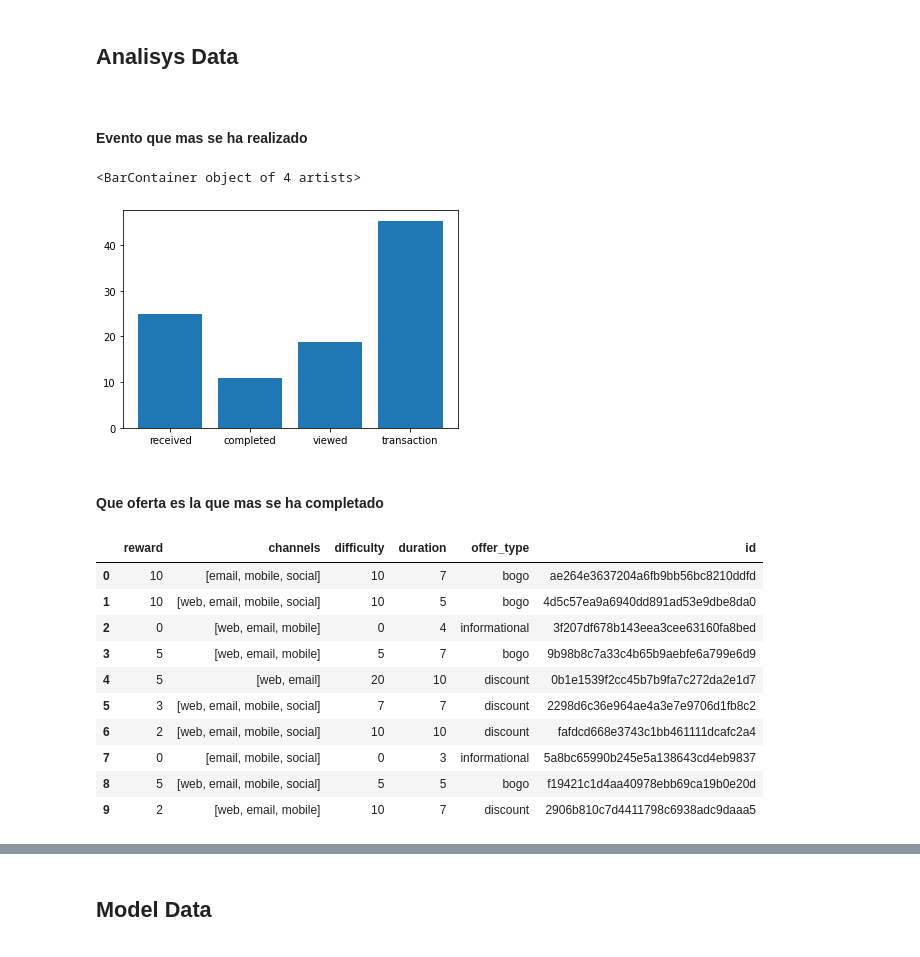
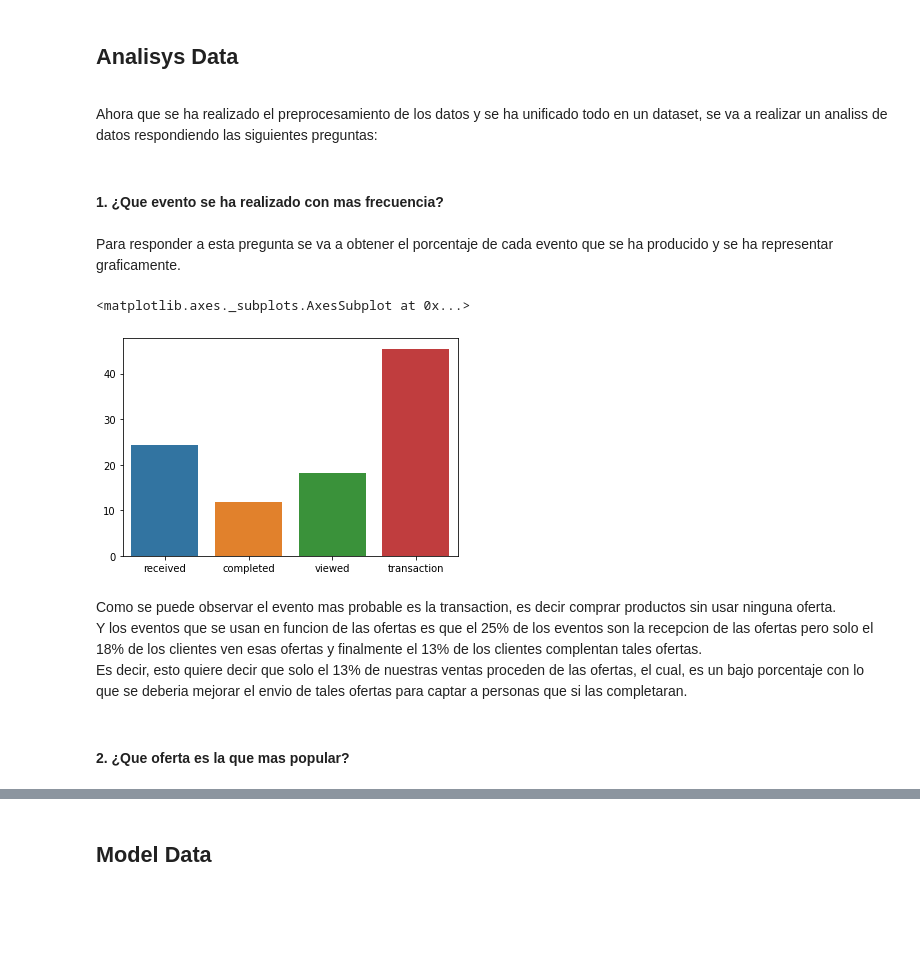
Before and after one commit to DaniMG95/Starbucks_Capstone, a Jupyter notebook: Starbucks_Capstone_notebook.ipynb, the cells around one changed output, grey strips where cells are left out. Drawn from its saved outputs; the diff is of its cells as text; code cells hidden in the pictures; blank space fills up the shorter version.

```diff
--- a/Starbucks_Capstone_notebook.ipynb
+++ b/Starbucks_Capstone_notebook.ipynb
@@ -280,0 +383,4 @@ set().union(*(d.keys() for d in pp))
+# %%
+profile['age']=pd.cut(profile['age'], bins=[0, 22, 60, 200],labels=['Young', 'Adult', 'Elderly'])
+profile['income']=pd.cut(profile['income'], bins=3,labels=['Low','Average','High'])
+profile
@@ -280,0 +417,9 @@ set().union(*(d.keys() for d in pp))
+# %%
+transcript_df=transcript[["event","person","offer","reward","amount"]].copy()
+profile_df=profile[["age","gender","id","income","days_inscription"]].copy()
+portfolio_df=portfolio[["id","offer_type","duration","difficulty"]].copy()
+# %%
+df=pd.merge(transcript_df,profile_df, left_on=['person'], right_on=['id'], how='left').dropna()
+df=pd.merge(df,portfolio_df, left_on=['offer'], right_on=['id'], how='left')
+df=df.drop(["person","offer","id_x","id_y"],axis=1)
+df.head()
@@ -281,34 +445,28 @@ set().union(*(d.keys() for d in pp))
 # %% [markdown]
 ## Analisys Data
 <a id="EDA"></a>
+# %% [markdown]
+Ahora que se ha realizado el preprocesamiento de los datos y se ha unificado todo en un dataset, se va a realizar un analiss de datos respondiendo las siguientes preguntas:
 # %% [markdown]
-#### Evento que mas se ha realizado
+#### 1. ¿Que evento se ha realizado con mas frecuencia?
+# %% [markdown]
+Para responder a esta pregunta se va a obtener el porcentaje de cada evento que se ha producido y se ha representar graficamente.
 # %%
-total=transcript.shape[0]
-porc_received=(transcript[transcript["event"]=="received"].shape[0]/total)*100
-porc_completed=(transcript[transcript["event"]=="completed"].shape[0]/total)*100
-porc_viewed=(transcript[transcript["event"]=="viewed"].shape[0]/total)*100
-porc_transaction=(transcript[transcript["event"]=="transaction"].shape[0]/total)*100
+total=df.shape[0]
+porc_received=(df[df["event"]=="received"].shape[0]/total)*100
+porc_completed=(df[df["event"]=="completed"].shape[0]/total)*100
+porc_viewed=(df[df["event"]=="viewed"].shape[0]/total)*100
+porc_transaction=(df[df["event"]=="transaction"].shape[0]/total)*100
 # %%
 x=["received","completed","viewed","transaction"]
 height=[porc_received,porc_completed,porc_viewed,porc_transaction]
-plt.bar(x, height)
+sns.barplot(x, height)
 # %% [output]
-<BarContainer object of 4 artists>
+<matplotlib.axes._subplots.AxesSubplot at 0x...>
-[figure, old version]
+[figure, new version]
+# %% [markdown]
+Como se puede observar el evento mas probable es la transaction, es decir comprar productos sin usar ninguna oferta.
+Y los eventos que se usan en funcion de las ofertas es que el 25% de los eventos son la recepcion de las ofertas pero solo el 18% de los clientes ven esas ofertas y finalmente el 13% de los clientes complentan tales ofertas.
+Es decir, esto quiere decir que solo el 13% de nuestras ventas proceden de las ofertas, el cual, es un bajo porcentaje con lo que se deberia mejorar el envio de tales ofertas para captar a personas que si las completaran.
 # %% [markdown]
-#### Que oferta es la que mas se ha completado
+#### 2. ¿Que oferta es la que mas popular?
-# %%
-portfolio
-# %% [output]
-|  | reward | channels | difficulty | duration | offer_type | id |
-| 0 | 10 | [email, mobile, social] | 10 | 7 | bogo | ae264e3637204a6fb9bb56bc8210ddfd |
-| 1 | 10 | [web, email, mobile, social] | 10 | 5 | bogo | 4d5c57ea9a6940dd891ad53e9dbe8da0 |
-| 2 | 0 | [web, email, mobile] | 0 | 4 | informational | 3f207df678b143eea3cee63160fa8bed |
-| 3 | 5 | [web, email, mobile] | 5 | 7 | bogo | 9b98b8c7a33c4b65b9aebfe6a799e6d9 |
-| 4 | 5 | [web, email] | 20 | 10 | discount | 0b1e1539f2cc45b7b9fa7c272da2e1d7 |
-| 5 | 3 | [web, email, mobile, social] | 7 | 7 | discount | 2298d6c36e964ae4a3e7e9706d1fb8c2 |
-| 6 | 2 | [web, email, mobile, social] | 10 | 10 | discount | fafdcd668e3743c1bb461111dcafc2a4 |
-| 7 | 0 | [email, mobile, social] | 0 | 3 | informational | 5a8bc65990b245e5a138643cd4eb9837 |
-| 8 | 5 | [web, email, mobile, social] | 5 | 5 | bogo | f19421c1d4aa40978ebb69ca19b0e20d |
-| 9 | 2 | [web, email, mobile] | 10 | 7 | discount | 2906b810c7d4411798c6938adc9daaa5 |
```
Also changed, not shown: parts of 58 cells of this notebook.
